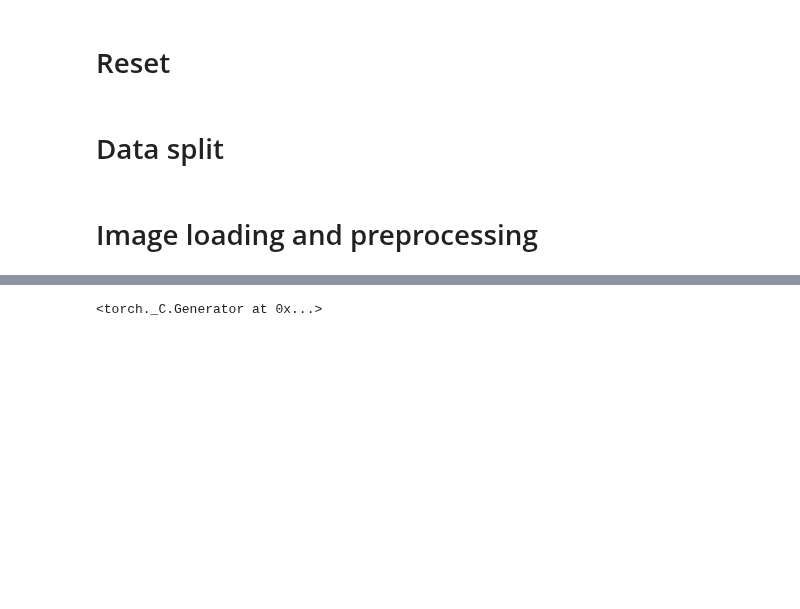
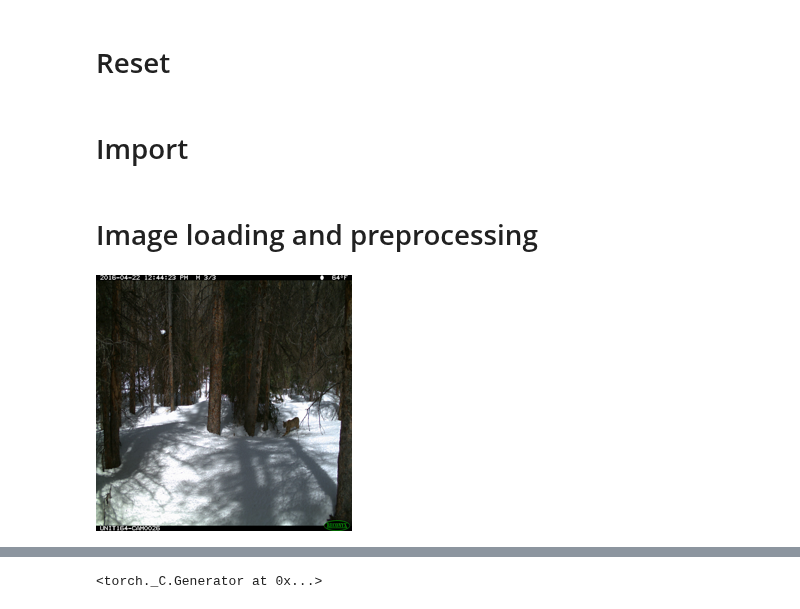
Before and after one commit to michsute/North-American-Animals-Classification, a Jupyter notebook: resnet_baseline.ipynb, the cells around one changed output, grey strips where cells are left out. Drawn from its saved outputs; the diff is of its cells as text; code cells hidden in the pictures; blank space fills up the shorter version.

Commit message:
Added image transformation visualized

```diff
--- a/resnet_baseline.ipynb
+++ b/resnet_baseline.ipynb
@@ -3,7 +3,7 @@
 # %%
 %reset -f
 # %% [markdown]
-# Data split
+# Import
 # %%
 import torch
 from torch.utils.data import DataLoader, random_split
@@ -28,3 +29,10 @@ transform = transforms.Compose([
     transforms.ToTensor(),
     transforms.Normalize([0.485, 0.456, 0.406], [0.229, 0.224, 0.225]),
 ])
+# %%
+# Example image
+img = Image.open('/exchange/dspro01/group3/data/train/bobcat/2015_Unit164_Ivan026_img0171.jpg')
+img_small = img.resize((256, 256))
+img_small
+# %% [output]
+[figure, added]
```
Also changed, not shown: parts of 8 cells of this notebook.
